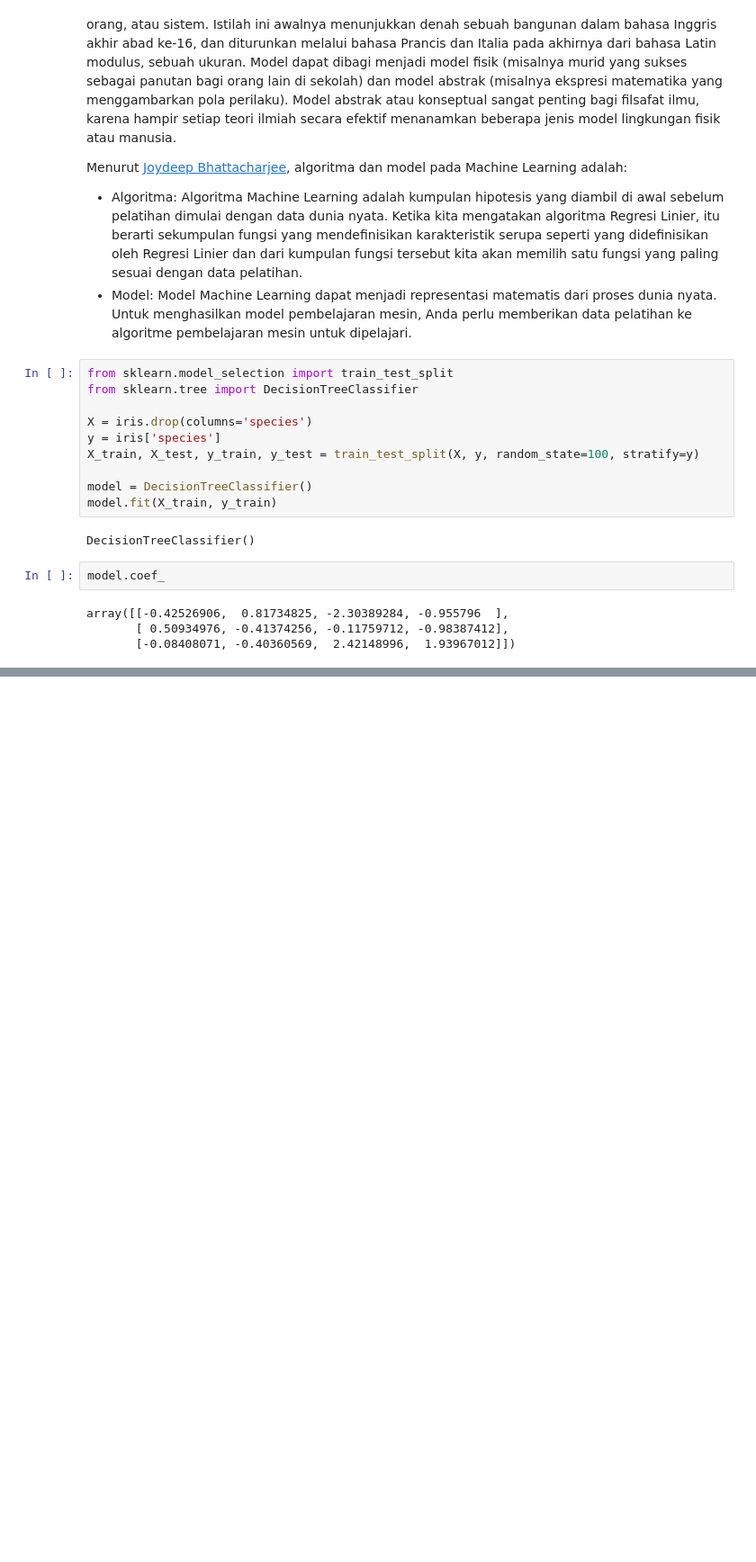
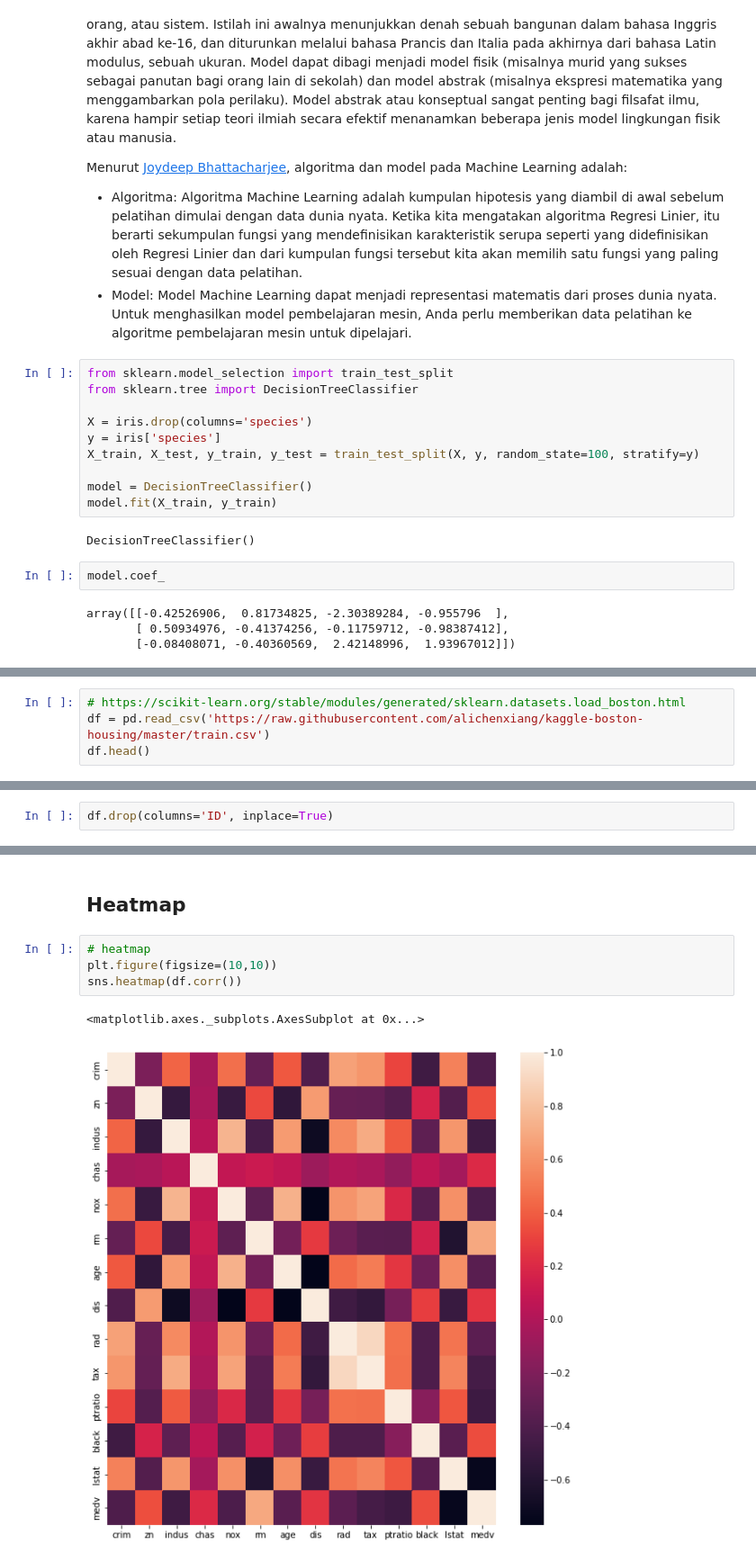
Before and after one commit to YogiAnggara129/ml-path, a Jupyter notebook: ml-intro.ipynb, the cells around one changed output, grey strips where cells are left out. Shown at 90% size. Saved outputs shown, nothing was run; the diff lists cells and outputs as text; blank space fills up the shorter version.

```diff
--- a/ml-intro.ipynb
+++ b/ml-intro.ipynb
@@ -61,0 +115,4 @@ Dataset di atas merupakan data bunga iris
+# %%
+# https://scikit-learn.org/stable/modules/generated/sklearn.datasets.load_boston.html
+df = pd.read_csv('https://raw.githubusercontent.com/alichenxiang/kaggle-boston-housing/master/train.csv')
+df.head()
@@ -61,0 +126,2 @@ Dataset di atas merupakan data bunga iris
+# %%
+df.drop(columns='ID', inplace=True)
@@ -61,0 +163,9 @@ Dataset di atas merupakan data bunga iris
+# %% [markdown]
+## Heatmap
+# %%
+# heatmap
+plt.figure(figsize=(10,10))
+sns.heatmap(df.corr())
+# %% [output]
+<matplotlib.axes._subplots.AxesSubplot at 0x...>
+[figure, added]
```
Also changed, not shown: parts of 42 cells of this notebook.
